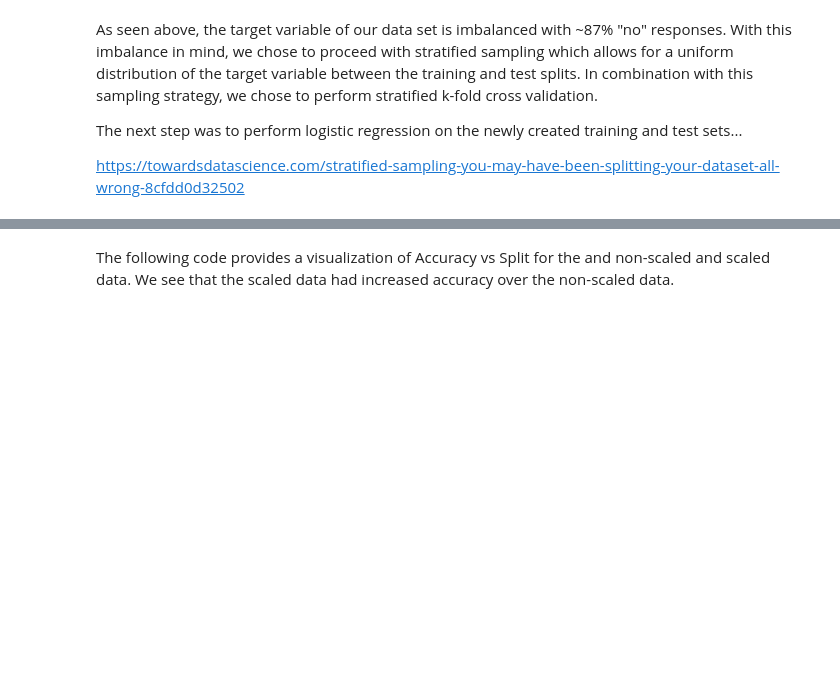
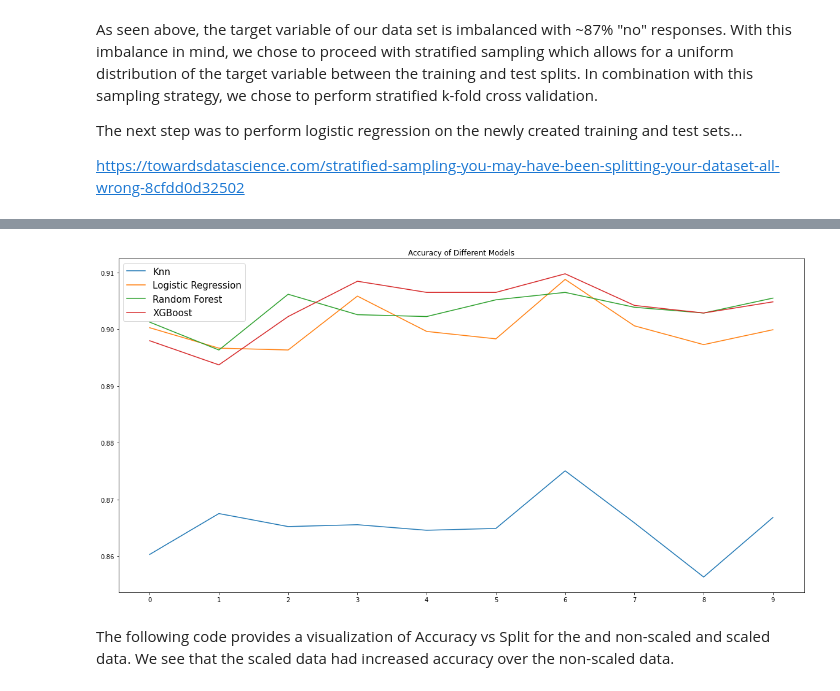
Before and after one commit to ChadKwong/DDSMachineLearning1, a Jupyter notebook: Lab 2/Lab 2.ipynb, the cells around one changed output, grey strips where cells are left out. Saved outputs shown, nothing was run; the diff lists cells and outputs as text; code cells hidden in the pictures; blank space fills up the shorter version.

```diff
--- a/Lab 2/Lab 2.ipynb
+++ b/Lab 2/Lab 2.ipynb
@@ -172,8 +189,12 @@ We performed a One Hot encoding on the categorical variables and stored the resu
 # %%
 #One hot encoding of ALL categorical variables
 OneHotDF = pd.concat([pd.get_dummies(bankData2[col],prefix=col,drop_first=True) for col in catCol], axis=1)
+
+#Scaling non-encoded data
+bankDataScaled
+
 #Combining with continuous variables from cleaned dataset
-OneHotDF = pd.concat([bankData2.select_dtypes(exclude='object'),OneHotDF],axis=1)
+#OneHotDF = pd.concat([bankData2.select_dtypes(exclude='object'),OneHotDF],axis=1)
 OneHotDF.head()
 
 #https://github.com/jakemdrew/DataMiningNotebooks/blob/master/01.%20Pandas.ipynb
@@ -188,7 +217,8 @@ xVal = x.values
 
 #Scaling values
 scl_obj = StandardScaler()
-xScaled = scl_obj.fit_transform(xVal)
+xValScaled = scl_obj.fit_transform(xVal)
+xScaled = scl_obj.fit_transform(x)
 # %% [markdown]
 ### Part 2
 
@@ -244,6 +303,8 @@ bankData.y.eq('yes').mul(1)
 randomState = 777
 splits = 10
 cvStrat = StratifiedKFold(n_splits= splits, shuffle = True, random_state = randomState)
+
+educ = bankData2.education
 
 lrClf = LogisticRegression(random_state=randomState)
 knn = KNeighborsClassifier(n_neighbors = 1)
@@ -271,8 +332,11 @@ for trainIndices, testIndices in cvStrat.split(xVal,y):
     yTestBin = yTest
     yTestBin = (yTestBin=='yes').astype(int)
 
-    xTrainScaled = xScaled[trainIndices]
-    xTestScaled = xScaled[testIndices]
+    xTrainScaled = xValScaled[trainIndices]
+    xTestScaled = xValScaled[testIndices]
+
+    xTrainScaled2 = xScaled[trainIndices]
+    xTestScaled2 = xScaled[testIndices]
 
     #Scaled LR training
     lrClf.fit(xTrainScaled, yTrain)
@@ -290,7 +354,29 @@ for trainIndices, testIndices in cvStrat.split(xVal,y):
     xgbAccs.append(mt.accuracy_score(yTestBin, yHatXgb))
 
     #Scaled Random Forrest Training
-    yhat = np.zeros(y.shape)
     rf.fit(xTrainScaled, yTrainBin)
-    yhat[testIndices] = rf.predict(xTestScaled)
-    rfAccs.append(rf.score(y, yhat))
+    yHatRF = rf.predict(xTestScaled2)
+    rfAccs.append(rf.score(xTestScaled, yTestBin))
+
+
+with warnings.catch_warnings(record=True):
+    normalPlot = plt.figure(1)
+
+    knnAccs = pd.Series(data = knnAccs)
+    knnAccs.plot()
+
+    lrAccs = pd.Series(data = lrAccs)
+    lrAccs.plot()
+
+    rfAccs = pd.Series(data = rfAccs)
+    rfAccs.plot()
+
+    xgbAccs = pd.Series(data = xgbAccs)
+    xgbAccs.plot()
+
+    plt.xticks(np.arange(0, splits, 1))
+    plt.title("Accuracy of Different Models")
+    plt.legend(loc="upper left", labels = ['Knn', 'Logistic Regression', 'Random Forest','XGBoost'], prop={'size': 15})
+
+    normalPlot.show()
+# %% [output]
@@ -297,2 +385,3 @@ for trainIndices, testIndices in cvStrat.split(xVal,y):
+[figure, added]
 # %% [markdown]
 The following code provides a visualization of Accuracy vs Split for the and non-scaled and scaled data. We see that the scaled data had increased accuracy over the non-scaled data.
```
Also changed, not shown: parts of 12 cells of this notebook.
